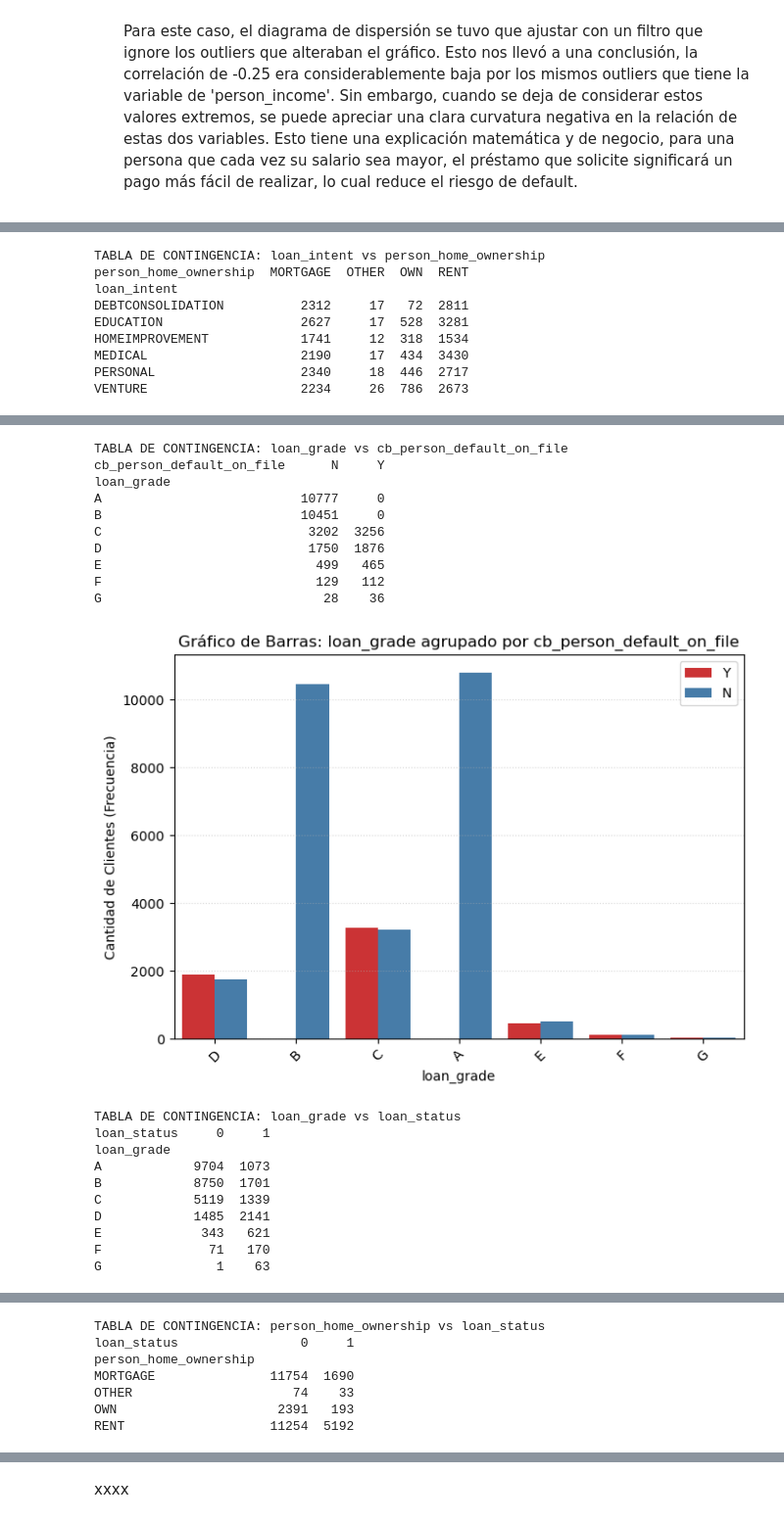
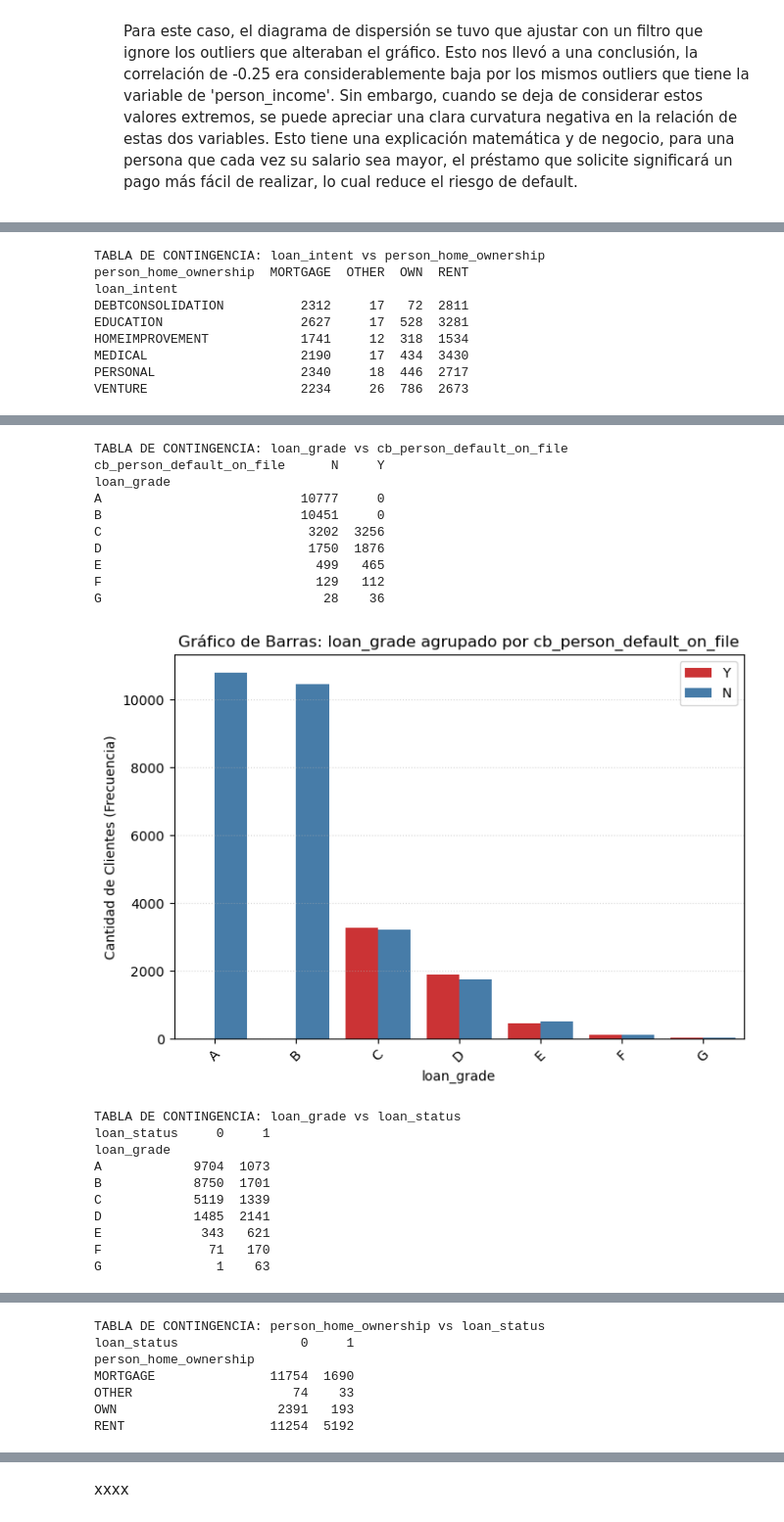
Before and after one commit to luisrr01/Credit-Risk-Analysis, a Jupyter notebook: notebooks/01_eda.ipynb, the cells around one changed output, grey strips where cells are left out. Shown at 98% size. Cells and saved outputs as stored; diff of their text form; code cells hidden in the pictures.

```diff
--- a/notebooks/01_eda.ipynb
+++ b/notebooks/01_eda.ipynb
@@ -322,11 +322,18 @@ for x_col, y_col in relaciones_cvsn:
 
     plt.figure(figsize=(7, 5))
 
+    # Condicional para aplicar el orden automático SOLO a loan_grade
+    if x_col == 'loan_grade':
+        orden_actual = sorted(df[x_col].unique())
+    else:
+        orden_actual = None  # Para las demás variables, deja el orden por defecto
+
     sns.boxplot(
-    data=df,
-    x=x_col,
-    y=y_col,
-    palette='Set1'
+        data=df,
+        x=x_col,
+        y=y_col,
+        palette='Set1',
+        order=orden_actual  # Orden dinámico
     )
 
     # Filtro para ignorar outliers extremos y mejorar la visualización
@@ -336,6 +343,7 @@ for x_col, y_col in relaciones_cvsn:
     plt.title(f'Distribución de {x_col} según {y_col}')
     plt.xlabel(x_col)
     plt.ylabel(y_col)
+    plt.xticks(rotation=45)
     plt.grid(axis='y', linestyle=':', alpha=0.5)
 
     plt.show()
@@ -400,45 +408,52 @@ for x_col, hue_col in relaciones_cvsc:
 
     plt.figure(figsize=(7, 5))
 
+    # Condicional para aplicar el orden automático SOLO a loan_grade
+    if x_col == 'loan_grade':
+        orden_actual = sorted(df[x_col].unique())
+    else:
+        orden_actual = None  # Para las demás variables, deja el orden por defecto
+
     # sns.countplot cuenta los registros automáticamente
     sns.countplot(
         data=df,
         x=x_col,
         hue=hue_col,
-        palette='Set1'
+        palette='Set1',
+        order=orden_actual  # Orden dinámico
     )
 
     plt.title(f'Gráfico de Barras: {x_col} agrupado por {hue_col}')
     plt.xlabel(x_col)
     plt.ylabel('Cantidad de Clientes (Frecuencia)')
     plt.xticks(rotation=45)
     plt.grid(axis='y', linestyle=':', alpha=0.5)
     plt.legend()
     plt.tight_layout()
 
     plt.show()
 # %% [output]
 TABLA DE CONTINGENCIA: loan_intent vs person_home_ownership
 person_home_ownership  MORTGAGE  OTHER  OWN  RENT
 loan_intent
 DEBTCONSOLIDATION          2312     17   72  2811
 EDUCATION                  2627     17  528  3281
 HOMEIMPROVEMENT            1741     12  318  1534
 MEDICAL                    2190     17  434  3430
 PERSONAL                   2340     18  446  2717
 VENTURE                    2234     26  786  2673
 [figure]
 TABLA DE CONTINGENCIA: loan_grade vs cb_person_default_on_file
 cb_person_default_on_file      N     Y
 loan_grade
 A                          10777     0
 B                          10451     0
 C                           3202  3256
 D                           1750  1876
 E                            499   465
 F                            129   112
 G                             28    36
-[figure, old version]
+[figure, new version]
 TABLA DE CONTINGENCIA: loan_grade vs loan_status
 loan_status     0     1
 loan_grade
```
Also changed, not shown: parts of 3 cells of this notebook.
